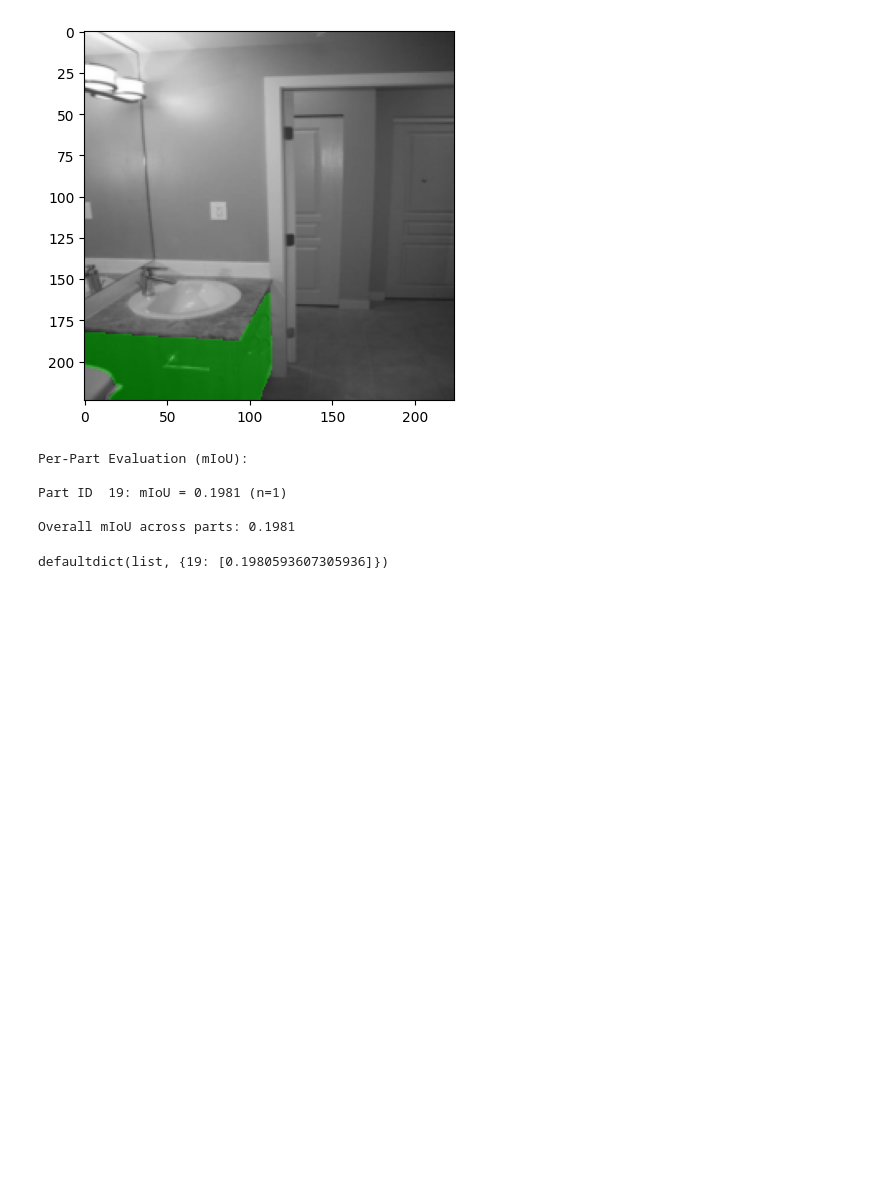
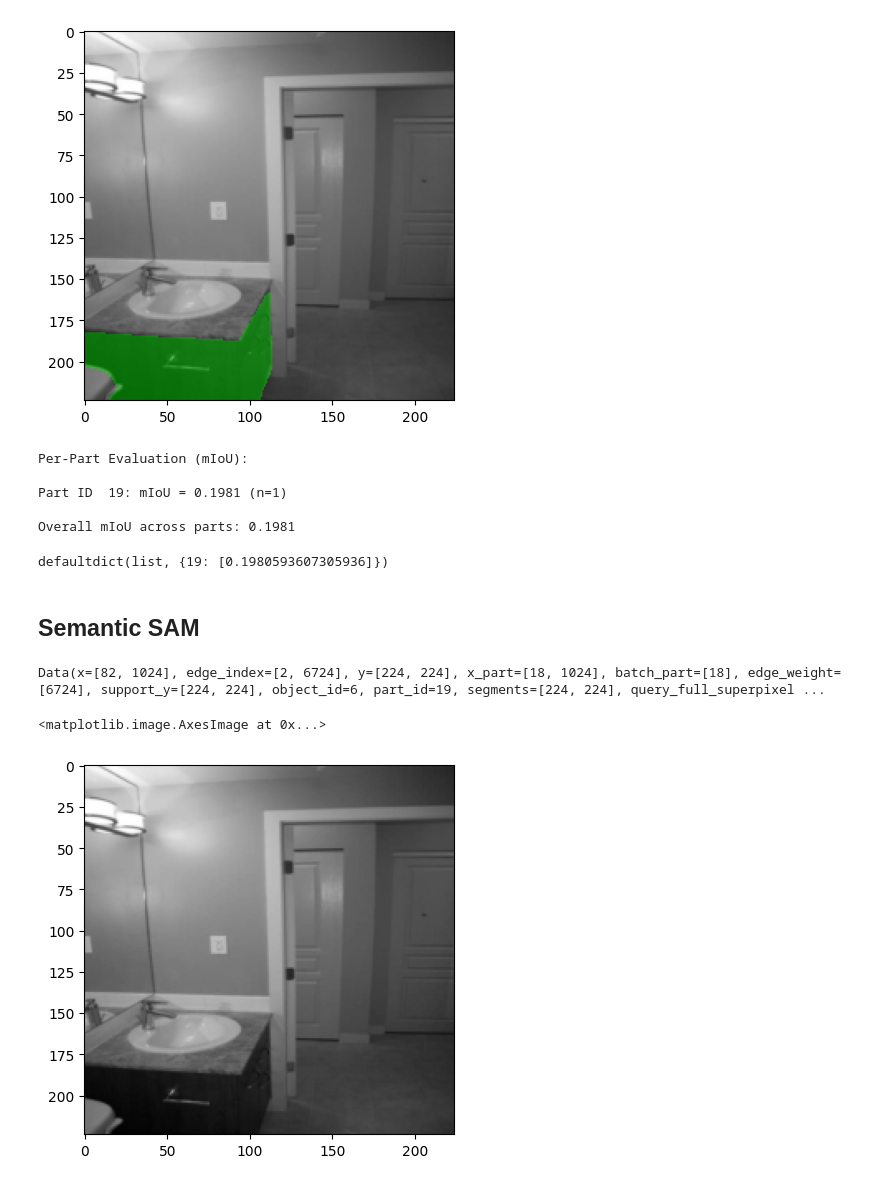
Before and after one commit to standing-on-giants/Few-Shot-Object-Part-Segmentation-via-Graph-Node-Representation-Learning-ICLR-26-, a Jupyter notebook: inference.ipynb, the cells around one changed output. Cells and saved outputs as stored; diff of their text form; code cells hidden in the pictures; blank space fills up the shorter version.

```diff
--- a/inference.ipynb
+++ b/inference.ipynb
@@ -256,3 +256,14 @@ Part ID  19: mIoU = 0.1981 (n=1)
 
 Overall mIoU across parts: 0.1981
 defaultdict(list, {19: [0.1980593607305936]})
+# %% [markdown]
+## Semantic SAM
+# %%
+data
+# %% [output]
+Data(x=[82, 1024], edge_index=[2, 6724], y=[224, 224], x_part=[18, 1024], batch_part=[18], edge_weight=[6724], support_y=[224, 224], object_id=6, part_id=19, segments=[224, 224], query_full_superpixel ...
+# %%
+plt.imshow(data.image.cpu().numpy(), cmap='gray')
+# %% [output]
+<matplotlib.image.AxesImage at 0x...>
+[figure, added]
```
Also changed, not shown: parts of 8 cells of this notebook, 9 other files.
